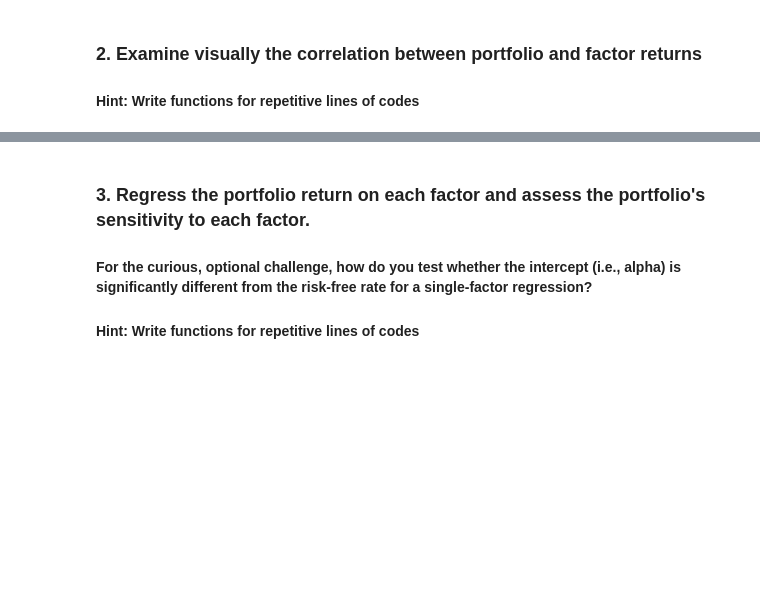
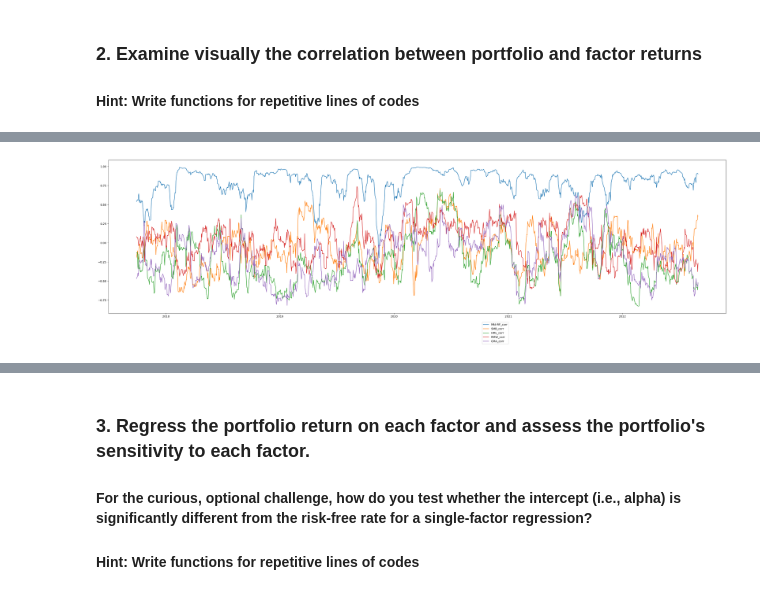
Before and after one commit to steveshao1213/Biz_Datalab4, a Jupyter notebook: Data Lab 4 Guide.ipynb, the cells around one changed output, grey strips where cells are left out. Saved outputs shown, nothing was run; the diff lists cells and outputs as text; code cells hidden in the pictures; blank space fills up the shorter version.

```diff
--- a/Data Lab 4 Guide.ipynb
+++ b/Data Lab 4 Guide.ipynb
@@ -289,4 +288,7 @@ IndentationError: expected an indented block (4268343362.py, line 22)
 # %%
 # Call the function portfolio_factor_correlation for the equally weighted portfolio
+portfolio_factor_correlation(portfolio_return[0], port_factor_return)
+# %% [output]
+[figure, added]
 # %%
 # Call the function portfolio_factor_correlation for the maximum Sharpe portfolio
```
Also changed, not shown: parts of 19 cells of this notebook.
